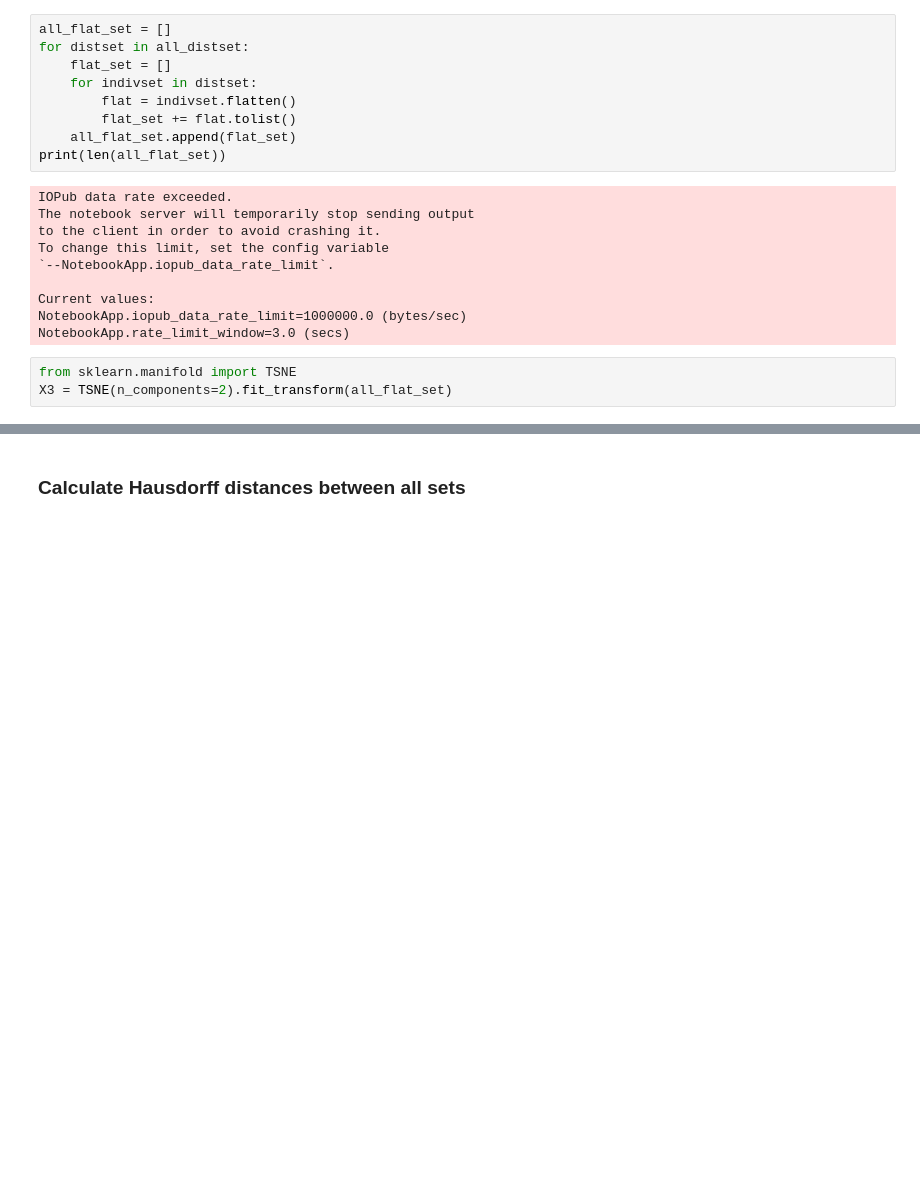
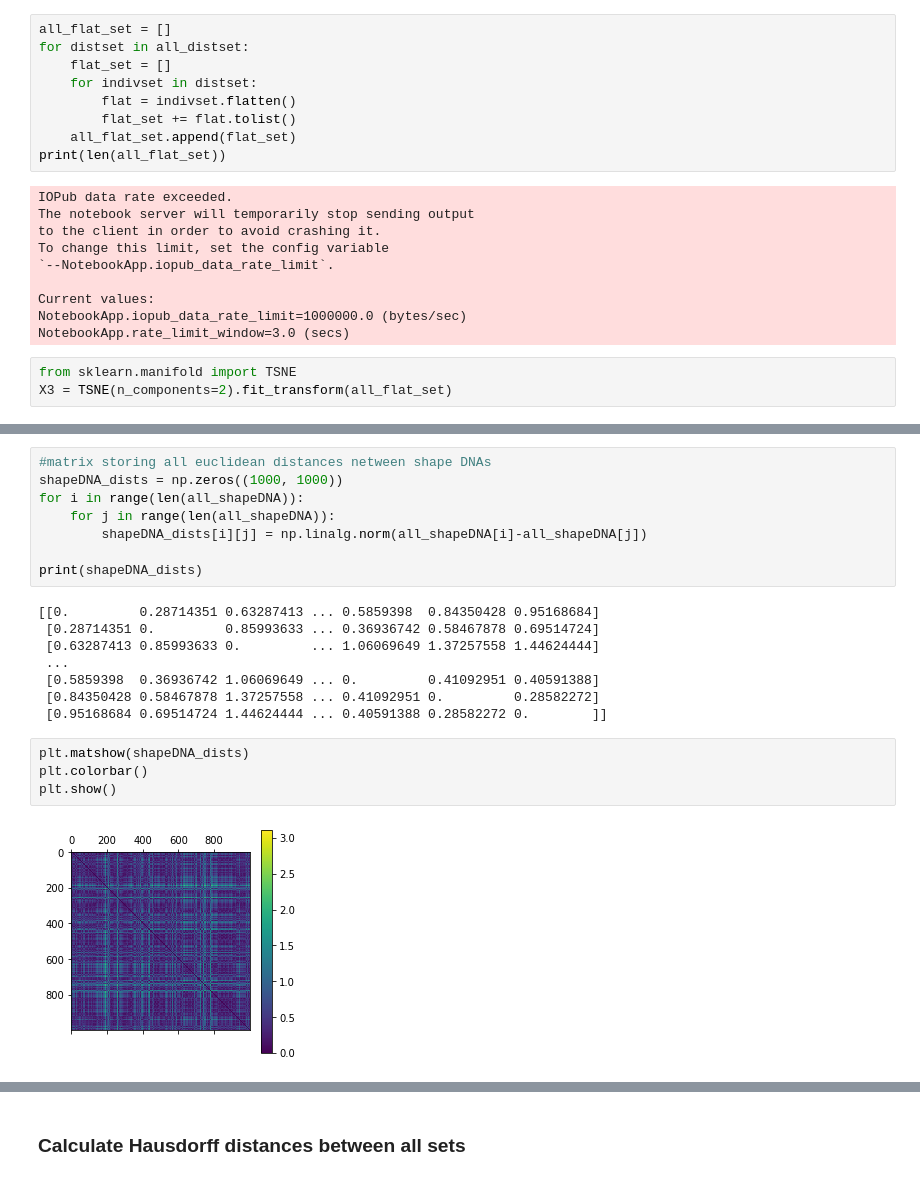
Before and after one commit to chrispla/structure_representation, a Jupyter notebook: structure_similarity_da-tacosSSMs.ipynb, the cells around one changed output, grey strips where cells are left out. Drawn from its saved outputs; the diff is of its cells as text; blank space fills up the shorter version.

```diff
--- a/structure_similarity_da-tacosSSMs.ipynb
+++ b/structure_similarity_da-tacosSSMs.ipynb
@@ -190,0 +211,22 @@ display(viz2)
+# %%
+#matrix storing all euclidean distances netween shape DNAs
+shapeDNA_dists = np.zeros((1000, 1000))
+for i in range(len(all_shapeDNA)):
+    for j in range(len(all_shapeDNA)):
+        shapeDNA_dists[i][j] = np.linalg.norm(all_shapeDNA[i]-all_shapeDNA[j])
+
+print(shapeDNA_dists)
+# %% [output]
+[[0.         0.28714351 0.63287413 ... 0.5859398  0.84350428 0.95168684]
+ [0.28714351 0.         0.85993633 ... 0.36936742 0.58467878 0.69514724]
+ [0.63287413 0.85993633 0.         ... 1.06069649 1.37257558 1.44624444]
+ ...
+ [0.5859398  0.36936742 1.06069649 ... 0.         0.41092951 0.40591388]
+ [0.84350428 0.58467878 1.37257558 ... 0.41092951 0.         0.28582272]
+ [0.95168684 0.69514724 1.44624444 ... 0.40591388 0.28582272 0.        ]]
+# %%
+plt.matshow(shapeDNA_dists)
+plt.colorbar()
+plt.show()
+# %% [output]
+[figure, added]
```
Also changed, not shown: parts of 16 cells of this notebook.
